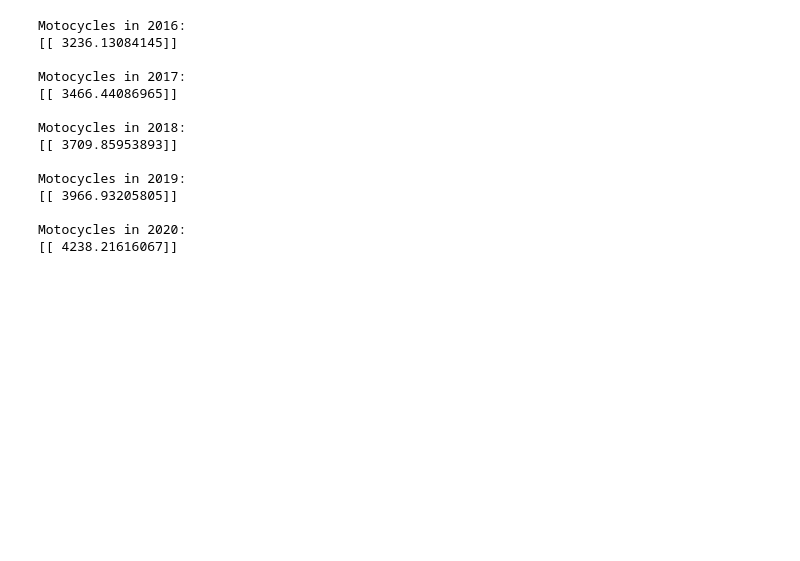
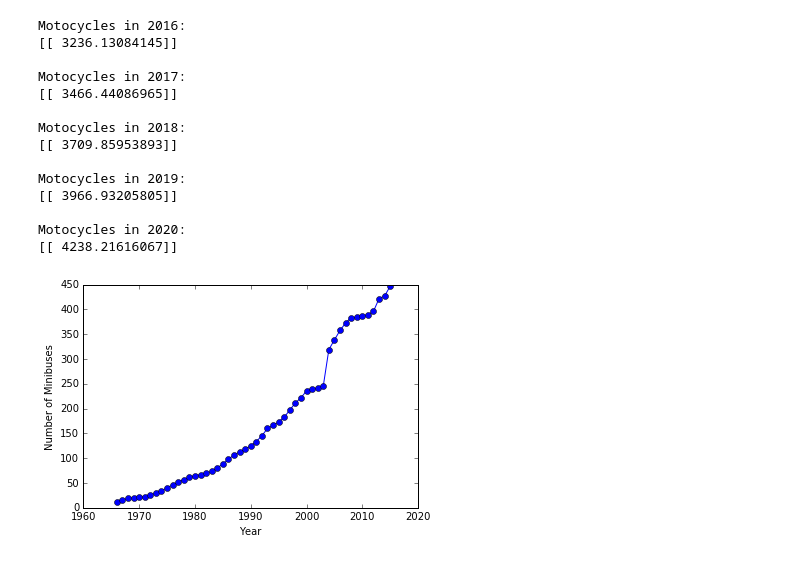
Before and after one commit to Bogazici-SWE546-Spring2016/SWE546_Assignment1, a Jupyter notebook: Assignment1.ipynb, the cells around one changed output. Drawn from its saved outputs; the diff is of its cells as text; code cells hidden in the pictures; blank space fills up the shorter version.

Commit message:
All graphs added. Emre Bolat - Assignment1

```diff
--- a/Assignment1.ipynb
+++ b/Assignment1.ipynb
@@ -173,3 +173,13 @@ Motocycles in 2019:
 
 Motocycles in 2020:
 [[ 4238.21616067]]
+# %%
+### Number of "Minibuses"
+x = np.matrix(df_arac.Year[0:]).T-BaseYear
+y = np.matrix(df_arac.Minibus[0:]).T/1000
+plt.plot(x+BaseYear, y, "o-")
+plt.xlabel("Year")
+plt.ylabel("Number of Minibuses")
+plt.show()
+# %% [output]
+[figure, added]
```
Also changed, not shown: parts of 20 cells of this notebook.
